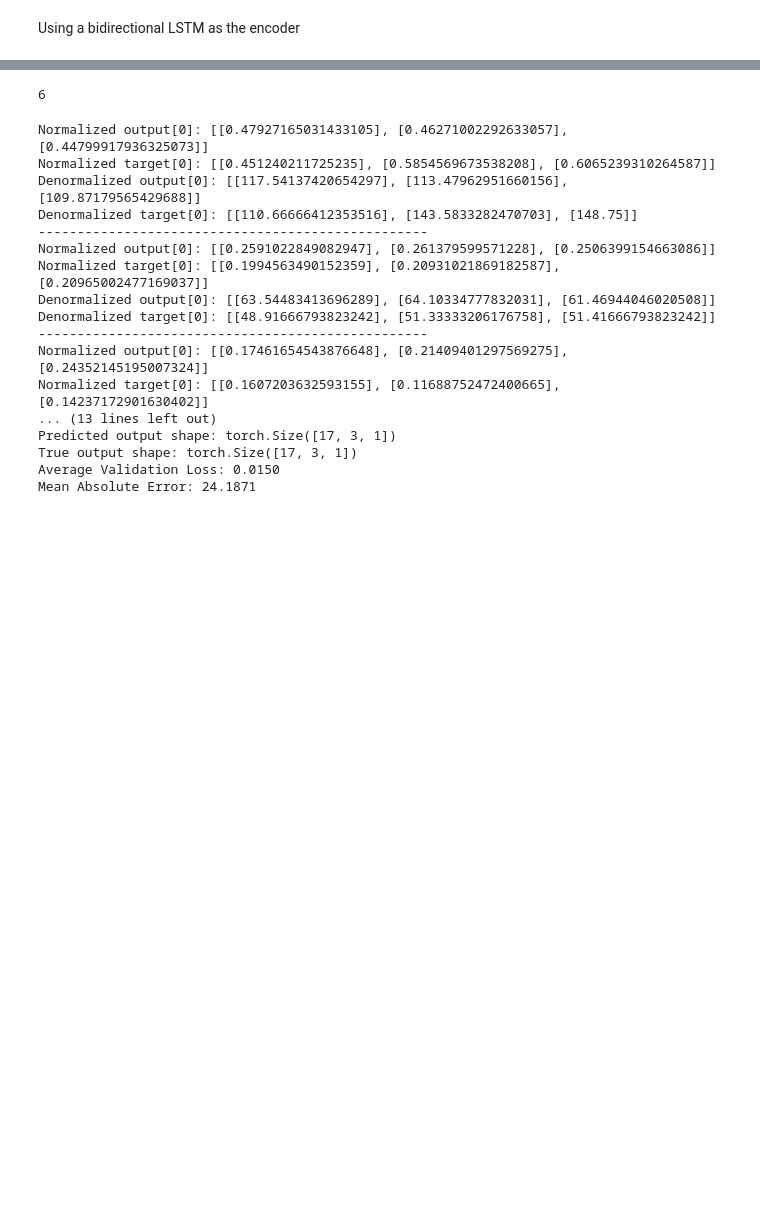
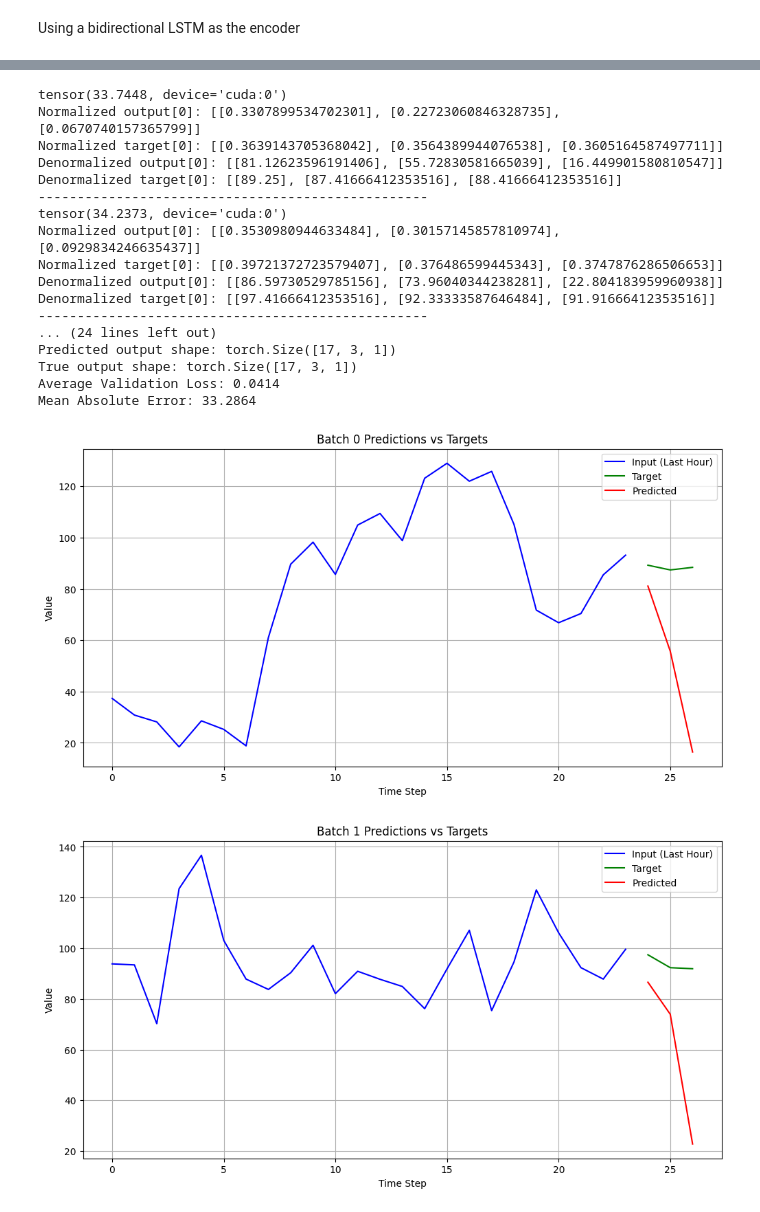
Before and after one commit to SSTengNic/DL_Project, a Jupyter notebook: 4. Taxi_Prediction_Bi_ED_LSTM.ipynb, the cells around one changed output, grey strips where cells are left out. Drawn from its saved outputs; the diff is of its cells as text; code cells hidden in the pictures; blank space fills up the shorter version.

Commit message:
chore - cleaned up code for ED LSTM and Bi ED LSTM

```diff
--- a/4. Taxi_Prediction_Bi_ED_LSTM.ipynb
+++ b/4. Taxi_Prediction_Bi_ED_LSTM.ipynb
@@ -480,4 +439,0 @@ Text(0, 0.5, 'Loss')
-# %%
-print(len(test_loader))
-# %% [output]
-6
@@ -484,4 +446,17 @@ print(len(test_loader))
+# %%
+import random
+
+input_size = 8
+hidden_size = 256
+output_size = 3
+
+# Initialize Seq2Seq Model
+seq2seq_model = Seq2Seq(hidden_size = hidden_size, output_size = output_size, input_size=input_size).to(device)
+seq2seq_model.load_state_dict(torch.load('./final_models/Bi-ED-LSTM.pth'))
+seed_value = random.randint(0, 10000)
 # %%
+import collections
+
 # Set the model to evaluation mode
 seq2seq_model.eval()
 
@@ -492,12 +467,11 @@ num_batches = 0
 # Define the loss function
 criterion = torch.nn.MSELoss()
 mae_list = []
+visualise_dataset = collections.defaultdict(list)
 
 # Disable gradient computation for validation
 with torch.no_grad():
     for batch_idx, (inputs, targets) in enumerate(test_loader):
-        if batch_idx == len(test_loader) - 1:
-            break  # Skip the last batch
 
         # Forward pass (ensure correct hidden states are passed)
         hidden_state, cell_state = seq2seq_model.encoder(inputs)  # Get encoder hidden states
@@ -509,44 +483,71 @@ with torch.no_grad():
         # Denormalize predictions and targets (for all 3 time steps)
         output = output.to(device)
         targets = targets.to(device)
+        inputs_denorm = inputs * (data_max["Average Taxi Availability"] - data_min["Average Taxi Availability"]) + data_min["Average Taxi Availability"]
         output_denorm = output * (data_max["Average Taxi Availability"] - data_min["Average Taxi Availability"]) + data_min["Average Taxi Availability"]
         targets_denorm = targets * (data_max["Average Taxi Availability"] - data_min["Average Taxi Availability"]) + data_min["Average Taxi Availability"]
+
+        visualise_dataset[batch_idx] = inputs_denorm[:,:, 5:6].cpu().numpy()
+        # Add targets to visualise_dataset
+        visualise_dataset[batch_idx] = np.concatenate((visualise_dataset[batch_idx], targets_denorm.cpu().numpy()), axis=1)
+        visualise_dataset[batch_idx] = np.concatenate((visualise_dataset[batch_idx], output_denorm.cpu().numpy()), axis=1)
 
         # Compute loss on normalized data
         loss_value += criterion(output, targets)
         mae = torch.mean(torch.abs(output_denorm - targets_denorm))
         mae_list.append(mae)
-
+        print(mae)
         # Print a sample of the normalized and denormalized values
         print("Normalized output[0]:", output[0].tolist())
         print("Normalized target[0]:", targets[0].tolist())
         print("Denormalized output[0]:", output_denorm[0].tolist())
         print("Denormalized target[0]:", targets_denorm[0].tolist())
         print("-" * 50)
 
 # Compute average loss
 loss_value = loss_value / (len(test_loader) - 1)
 print("Predicted output shape:", output.shape)
 print("True output shape:", targets.shape)
 print(f'Average Validation Loss: {loss_value:.4f}')
 
 mae = torch.mean(torch.tensor(mae_list))
 print(f'Mean Absolute Error: {mae:.4f}')
+
+# Visualize the predictions and targets for the first batch
+for batch_idx, data in visualise_dataset.items():
+    inputs = data[0, :24]       # First 25 timesteps
+    targets = data[0, 24:27]    # 3 timesteps: ground truth
+    predictions = data[0, 27:]  # 3 timesteps: model predictions
+    plt.figure(figsize=(12, 6))
+    # Input: plotted from timestep 0 to 24
+    plt.plot(range(24), inputs[:, -1], label='Input (Last Hour)', color='blue')
+    # Targets: plotted starting from timestep 24 to 26
+    plt.plot(range(24, 27), targets[:, -1], label='Target', color='green')
+    # Predictions: plotted from timestep 27 to 29
+    plt.plot(range(24, 27), predictions[:, -1], label='Predicted', color='red')
+    plt.title(f'Batch {batch_idx} Predictions vs Targets')
+    plt.xlabel('Time Step')
+    plt.ylabel('Value')
+    plt.legend()
+    plt.grid(True)
+    plt.show()
 # %% [output]
-Normalized output[0]: [[0.47927165031433105], [0.46271002292633057], [0.44799917936325073]]
-Normalized target[0]: [[0.451240211725235], [0.5854569673538208], [0.6065239310264587]]
-Denormalized output[0]: [[117.54137420654297], [113.47962951660156], [109.87179565429688]]
-Denormalized target[0]: [[110.66666412353516], [143.5833282470703], [148.75]]
+tensor(33.7448, device='cuda:0')
+Normalized output[0]: [[0.3307899534702301], [0.22723060846328735], [0.0670740157365799]]
+Normalized target[0]: [[0.3639143705368042], [0.3564389944076538], [0.3605164587497711]]
+Denormalized output[0]: [[81.12623596191406], [55.72830581665039], [16.449901580810547]]
+Denormalized target[0]: [[89.25], [87.41666412353516], [88.41666412353516]]
 --------------------------------------------------
-Normalized output[0]: [[0.2591022849082947], [0.261379599571228], [0.2506399154663086]]
-Normalized target[0]: [[0.1994563490152359], [0.20931021869182587], [0.20965002477169037]]
-Denormalized output[0]: [[63.54483413696289], [64.10334777832031], [61.46944046020508]]
-Denormalized target[0]: [[48.91666793823242], [51.33333206176758], [51.41666793823242]]
+tensor(34.2373, device='cuda:0')
+Normalized output[0]: [[0.3530980944633484], [0.30157145857810974], [0.0929834246635437]]
+Normalized target[0]: [[0.39721372723579407], [0.376486599445343], [0.3747876286506653]]
+Denormalized output[0]: [[86.59730529785156], [73.96040344238281], [22.804183959960938]]
+Denormalized target[0]: [[97.41666412353516], [92.33333587646484], [91.91666412353516]]
 --------------------------------------------------
-Normalized output[0]: [[0.17461654543876648], [0.21409401297569275], [0.24352145195007324]]
-Normalized target[0]: [[0.1607203632593155], [0.11688752472400665], [0.14237172901630402]]
-... (13 lines left out)
+... (24 lines left out)
 Predicted output shape: torch.Size([17, 3, 1])
 True output shape: torch.Size([17, 3, 1])
-Average Validation Loss: 0.0150
-Mean Absolute Error: 24.1871
+Average Validation Loss: 0.0414
+Mean Absolute Error: 33.2864
+[figure, added]
+[figure, added]
```
Also changed, not shown: parts of 17 cells of this notebook.
